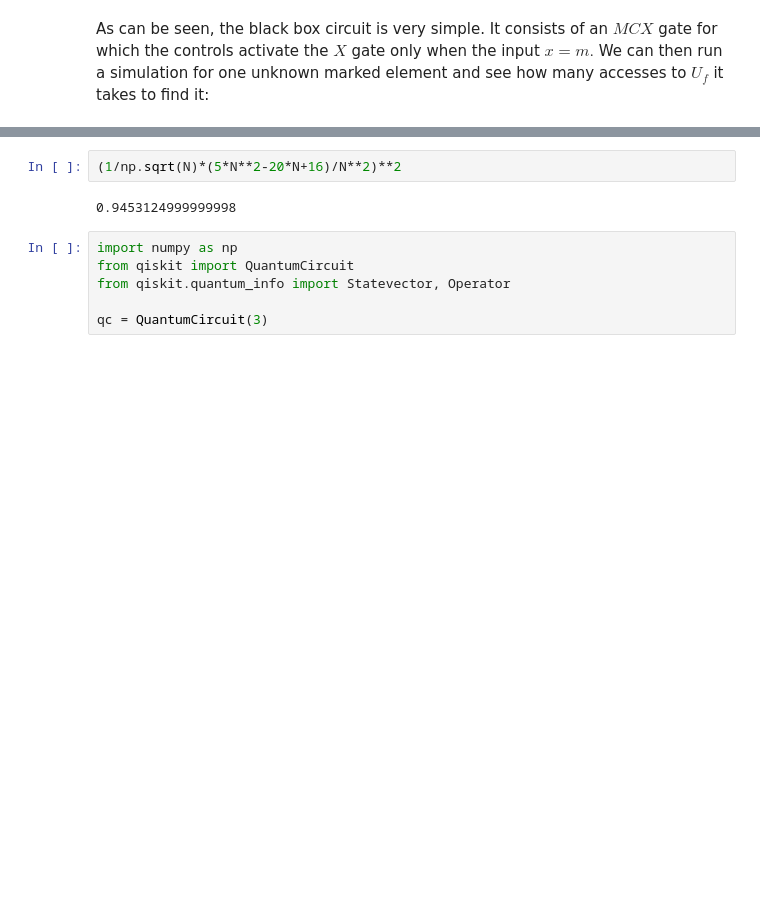
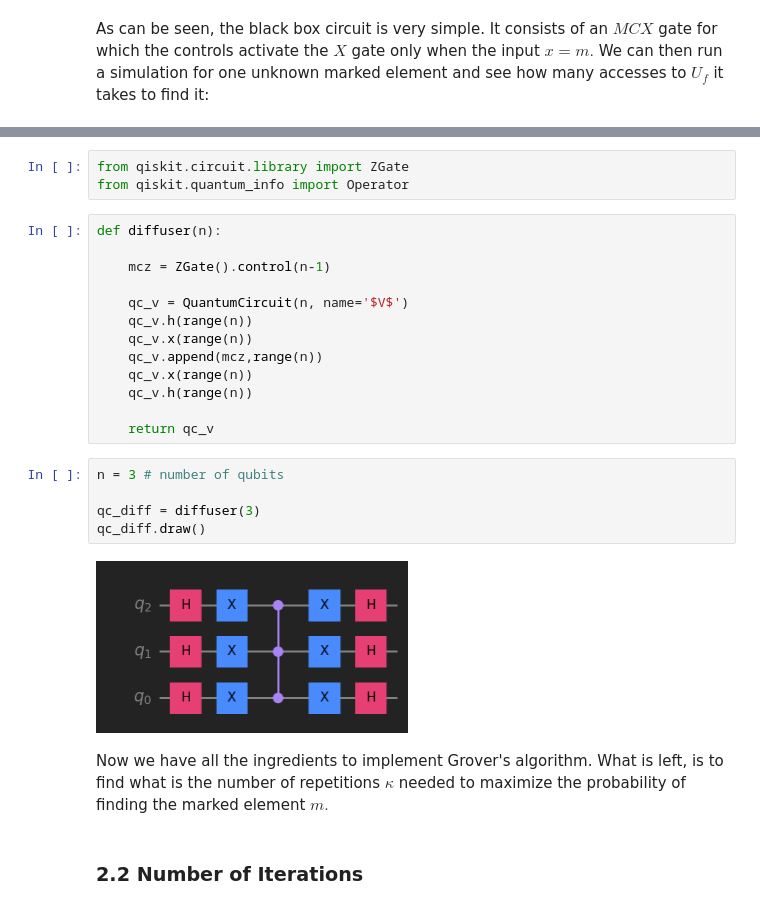
Before and after one commit to diemilio/lqc-textbook, a Jupyter notebook: chapters/04_quantum_algorithms/04_04_grover.ipynb, the cells around one changed output, grey strips where cells are left out. Drawn from its saved outputs; the diff is of its cells as text; blank space fills up the shorter version.

```diff
--- a/chapters/04_quantum_algorithms/04_04_grover.ipynb
+++ b/chapters/04_quantum_algorithms/04_04_grover.ipynb
@@ -439,10 +536,27 @@ N = 2**3
-# %%
-(1/np.sqrt(N)*(5*N**2-20*N+16)/N**2)**2
-# %% [output]
-0.9453124999999998
-# %%
-import numpy as np
-from qiskit import QuantumCircuit
-from qiskit.quantum_info import Statevector, Operator
-
-qc = QuantumCircuit(3)
+# %%
+from qiskit.circuit.library import ZGate
+from qiskit.quantum_info import Operator
+# %%
+def diffuser(n):
+
+    mcz = ZGate().control(n-1)
+
+    qc_v = QuantumCircuit(n, name='$V$')
+    qc_v.h(range(n))
+    qc_v.x(range(n))
+    qc_v.append(mcz,range(n))
+    qc_v.x(range(n))
+    qc_v.h(range(n))
+
+    return qc_v
+# %%
+n = 3 # number of qubits
+
+qc_diff = diffuser(3)
+qc_diff.draw()
+# %% [output]
+[figure, added]
+# %% [markdown]
+Now we have all the ingredients to implement Grover's algorithm. What is left, is to find what is the number of repetitions $\kappa$ needed to maximize the probability of finding the marked element $m.$
+# %% [markdown]
+### 2.2 Number of Iterations
```
Also changed, not shown: parts of 8 cells of this notebook.
